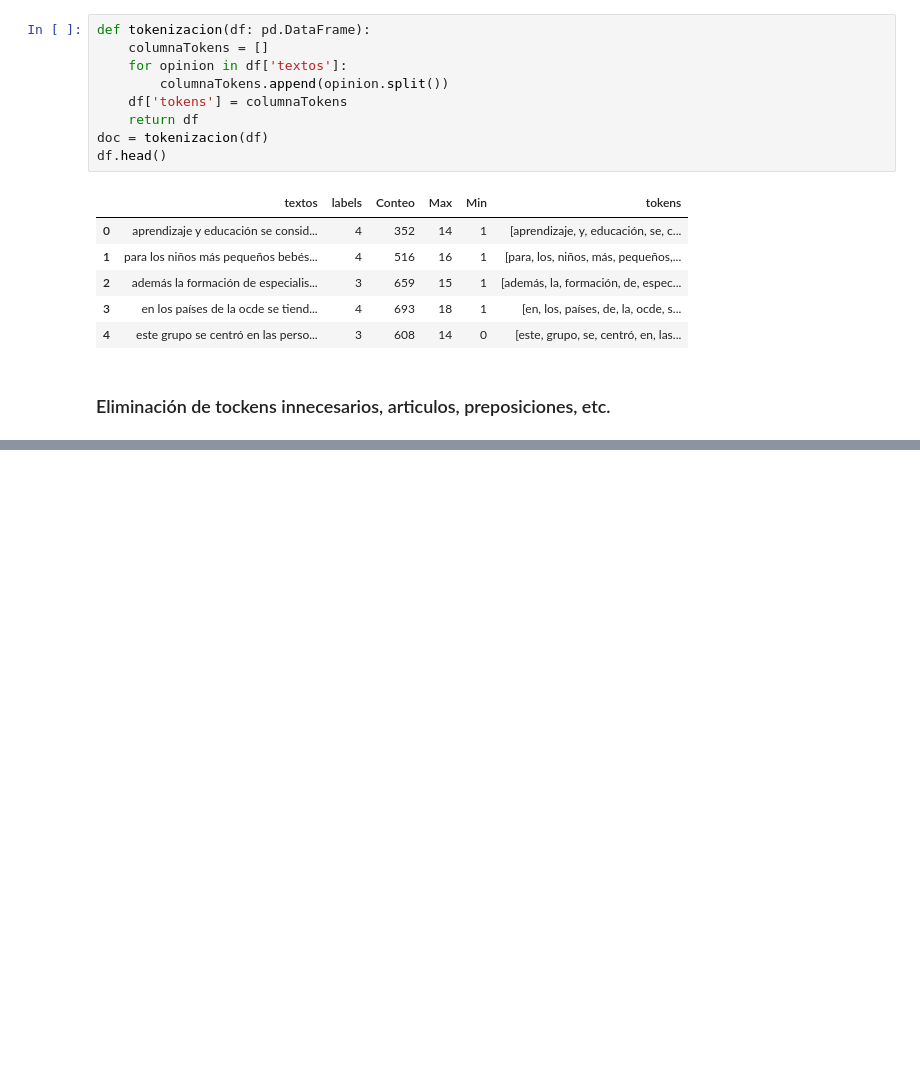
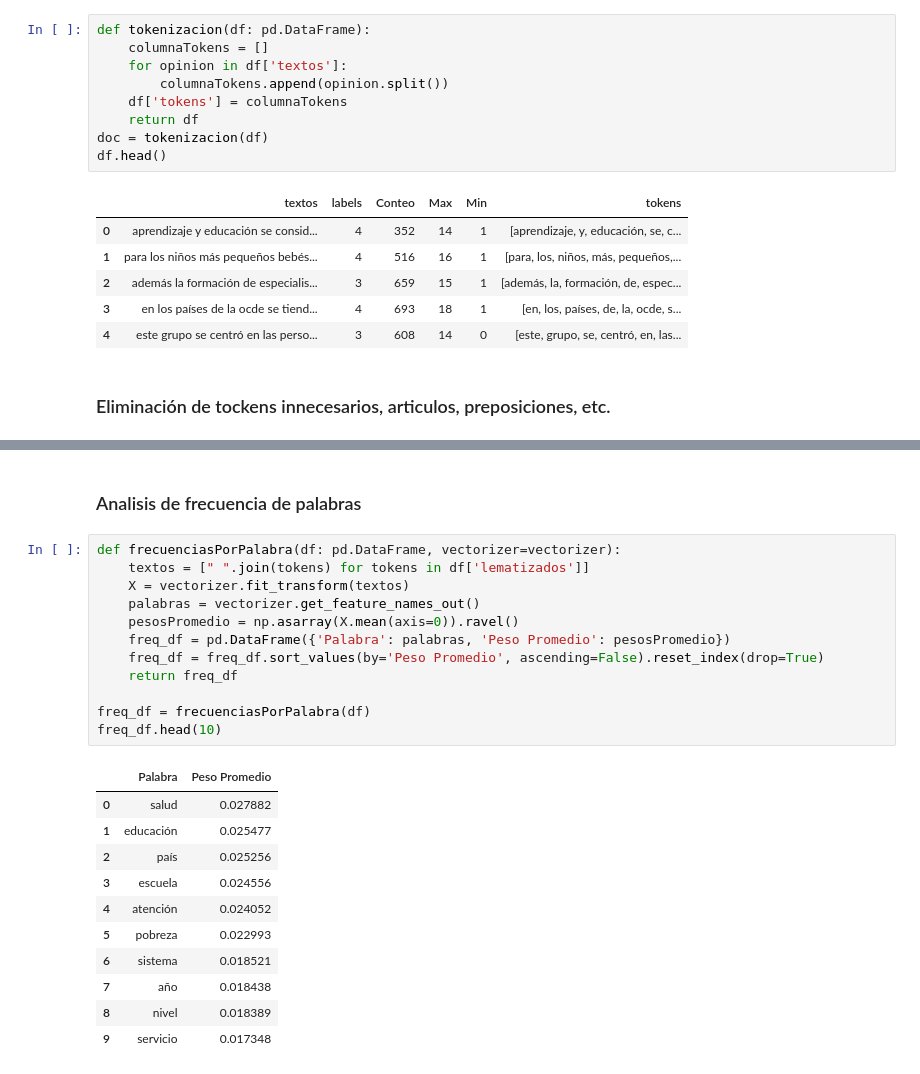
Before and after one commit to Trabajos-BI/Proyecto-1, a Jupyter notebook: Nano.ipynb, the cells around one changed output, grey strips where cells are left out. Saved outputs shown, nothing was run; the diff lists cells and outputs as text; blank space fills up the shorter version.

```diff
--- a/Nano.ipynb
+++ b/Nano.ipynb
@@ -313,0 +317,26 @@ df.head()
+# %% [markdown]
+### Analisis de frecuencia de palabras
+# %%
+def frecuenciasPorPalabra(df: pd.DataFrame, vectorizer=vectorizer):
+    textos = [" ".join(tokens) for tokens in df['lematizados']]
+    X = vectorizer.fit_transform(textos)
+    palabras = vectorizer.get_feature_names_out()
+    pesosPromedio = np.asarray(X.mean(axis=0)).ravel()
+    freq_df = pd.DataFrame({'Palabra': palabras, 'Peso Promedio': pesosPromedio})
+    freq_df = freq_df.sort_values(by='Peso Promedio', ascending=False).reset_index(drop=True)
+    return freq_df
+
+freq_df = frecuenciasPorPalabra(df)
+freq_df.head(10)
+# %% [output]
+|  | Palabra | Peso Promedio |
+| 0 | salud | 0.027882 |
+| 1 | educación | 0.025477 |
+| 2 | país | 0.025256 |
+| 3 | escuela | 0.024556 |
+| 4 | atención | 0.024052 |
+| 5 | pobreza | 0.022993 |
+| 6 | sistema | 0.018521 |
+| 7 | año | 0.018438 |
+| 8 | nivel | 0.018389 |
+| 9 | servicio | 0.017348 |
```
Also changed, not shown: parts of 5 cells of this notebook.
